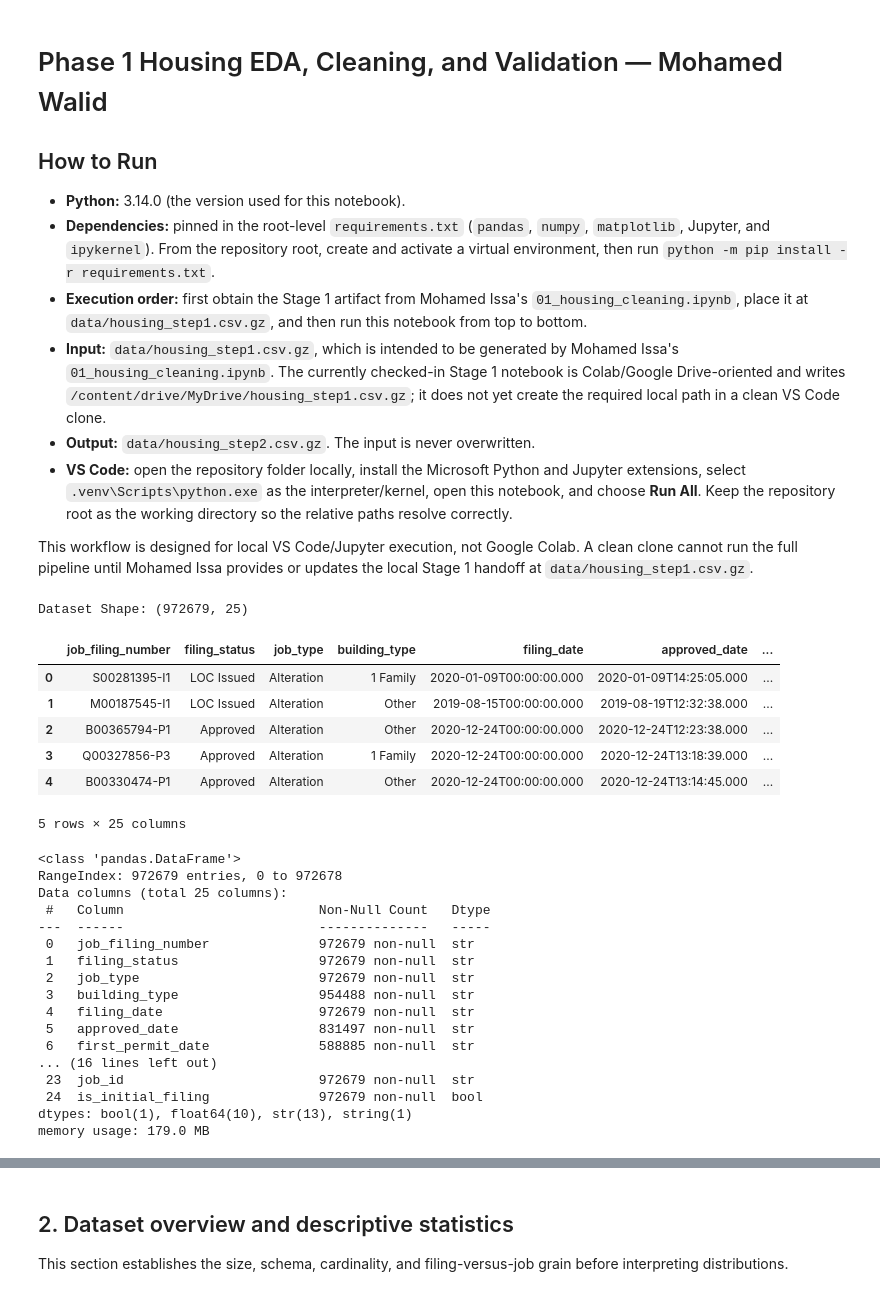
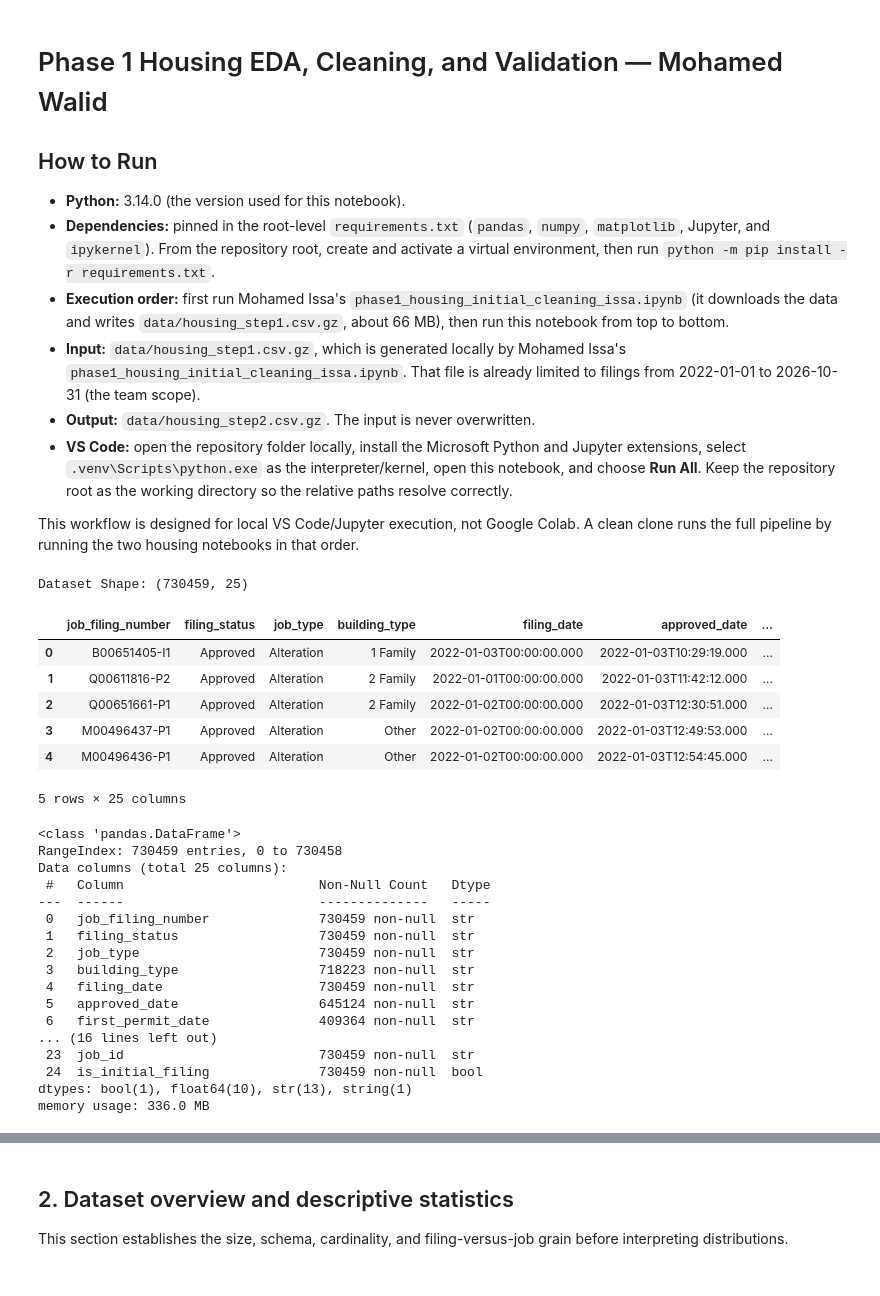
Before and after one commit to Sanad-Manga/NYC-Build-And-Crash, a Jupyter notebook: phase1_housing_eda_cleaning_walid.ipynb, the cells around one changed output, grey strips where cells are left out. Cells and saved outputs as stored; diff of their text form; code cells hidden in the pictures.

Commit message:
Housing stage 2: 2022-2026-10 scope filter, I1-only metric definitions, re-run, sync numbers
Co-Authored-By: Claude Sonnet 5.5 <noreply@anthropic.com>

```diff
--- a/phase1_housing_eda_cleaning_walid.ipynb
+++ b/phase1_housing_eda_cleaning_walid.ipynb
@@ -5,62 +5,62 @@
 
 - **Python:** 3.14.0 (the version used for this notebook).
 - **Dependencies:** pinned in the root-level `requirements.txt` (`pandas`, `numpy`, `matplotlib`, Jupyter, and `ipykernel`). From the repository root, create and activate a virtual environment, then run `python -m pip install -r requirements.txt`.
-- **Execution order:** first obtain the Stage 1 artifact from Mohamed Issa's `01_housing_cleaning.ipynb`, place it at `data/housing_step1.csv.gz`, and then run this notebook from top to bottom.
-- **Input:** `data/housing_step1.csv.gz`, which is intended to be generated by Mohamed Issa's `01_housing_cleaning.ipynb`. The currently checked-in Stage 1 notebook is Colab/Google Drive-oriented and writes `/content/drive/MyDrive/housing_step1.csv.gz`; it does not yet create the required local path in a clean VS Code clone.
+- **Execution order:** first run Mohamed Issa's `phase1_housing_initial_cleaning_issa.ipynb` (it downloads the data and writes `data/housing_step1.csv.gz`, about 66 MB), then run this notebook from top to bottom.
+- **Input:** `data/housing_step1.csv.gz`, which is generated locally by Mohamed Issa's `phase1_housing_initial_cleaning_issa.ipynb`. That file is already limited to filings from 2022-01-01 to 2026-10-31 (the team scope).
 - **Output:** `data/housing_step2.csv.gz`. The input is never overwritten.
 - **VS Code:** open the repository folder locally, install the Microsoft Python and Jupyter extensions, select `.venv\Scripts\python.exe` as the interpreter/kernel, open this notebook, and choose **Run All**. Keep the repository root as the working directory so the relative paths resolve correctly.
 
-This workflow is designed for local VS Code/Jupyter execution, not Google Colab. A clean clone cannot run the full pipeline until Mohamed Issa provides or updates the local Stage 1 handoff at `data/housing_step1.csv.gz`.
+This workflow is designed for local VS Code/Jupyter execution, not Google Colab. A clean clone runs the full pipeline by running the two housing notebooks in that order.
 # %%
 from pathlib import Path
 
 import pandas as pd
 import numpy as np
 import matplotlib.pyplot as plt
 
 input_path = Path("data/housing_step1.csv.gz")
 if not input_path.exists():
     raise FileNotFoundError(
-        "Run 01_housing_cleaning.ipynb first. "
+        "Run phase1_housing_initial_cleaning_issa.ipynb first. "
         "It creates data/housing_step1.csv.gz"
     )
 
 # Load Mohamed Issa's cleaned dataset.
 df = pd.read_csv(
     input_path,
     dtype={"zip_code": "string"},
     low_memory=False
 )
 
 print("Dataset Shape:", df.shape)
 display(df.head())
 df.info()
 # %% [output]
-Dataset Shape: (972679, 25)
+Dataset Shape: (730459, 25)
 |  | job_filing_number | filing_status | job_type | building_type | filing_date | approved_date | ... |
-| 0 | S00281395-I1 | LOC Issued | Alteration | 1 Family | 2020-01-09T00:00:00.000 | 2020-01-09T14:25:05.000 | ... |
-| 1 | M00187545-I1 | LOC Issued | Alteration | Other | 2019-08-15T00:00:00.000 | 2019-08-19T12:32:38.000 | ... |
-| 2 | B00365794-P1 | Approved | Alteration | Other | 2020-12-24T00:00:00.000 | 2020-12-24T12:23:38.000 | ... |
-| 3 | Q00327856-P3 | Approved | Alteration | 1 Family | 2020-12-24T00:00:00.000 | 2020-12-24T13:18:39.000 | ... |
-| 4 | B00330474-P1 | Approved | Alteration | Other | 2020-12-24T00:00:00.000 | 2020-12-24T13:14:45.000 | ... |
+| 0 | B00651405-I1 | Approved | Alteration | 1 Family | 2022-01-03T00:00:00.000 | 2022-01-03T10:29:19.000 | ... |
+| 1 | Q00611816-P2 | Approved | Alteration | 2 Family | 2022-01-01T00:00:00.000 | 2022-01-03T11:42:12.000 | ... |
+| 2 | Q00651661-P1 | Approved | Alteration | 2 Family | 2022-01-02T00:00:00.000 | 2022-01-03T12:30:51.000 | ... |
+| 3 | M00496437-P1 | Approved | Alteration | Other | 2022-01-02T00:00:00.000 | 2022-01-03T12:49:53.000 | ... |
+| 4 | M00496436-P1 | Approved | Alteration | Other | 2022-01-02T00:00:00.000 | 2022-01-03T12:54:45.000 | ... |
 5 rows × 25 columns
 <class 'pandas.DataFrame'>
-RangeIndex: 972679 entries, 0 to 972678
+RangeIndex: 730459 entries, 0 to 730458
 Data columns (total 25 columns):
  #   Column                         Non-Null Count   Dtype
 ---  ------                         --------------   -----
- 0   job_filing_number              972679 non-null  str
- 1   filing_status                  972679 non-null  str
- 2   job_type                       972679 non-null  str
- 3   building_type                  954488 non-null  str
- 4   filing_date                    972679 non-null  str
- 5   approved_date                  831497 non-null  str
- 6   first_permit_date              588885 non-null  str
+ 0   job_filing_number              730459 non-null  str
+ 1   filing_status                  730459 non-null  str
+ 2   job_type                       730459 non-null  str
+ 3   building_type                  718223 non-null  str
+ 4   filing_date                    730459 non-null  str
+ 5   approved_date                  645124 non-null  str
+ 6   first_permit_date              409364 non-null  str
 ... (16 lines left out)
- 23  job_id                         972679 non-null  str
- 24  is_initial_filing              972679 non-null  bool
+ 23  job_id                         730459 non-null  str
+ 24  is_initial_filing              730459 non-null  bool
 dtypes: bool(1), float64(10), str(13), string(1)
-memory usage: 179.0 MB
+memory usage: 336.0 MB
 # %% [markdown]
 # Part I — Housing audit and exploratory data analysis
 
```
Also changed, not shown: parts of 39 cells of this notebook.
